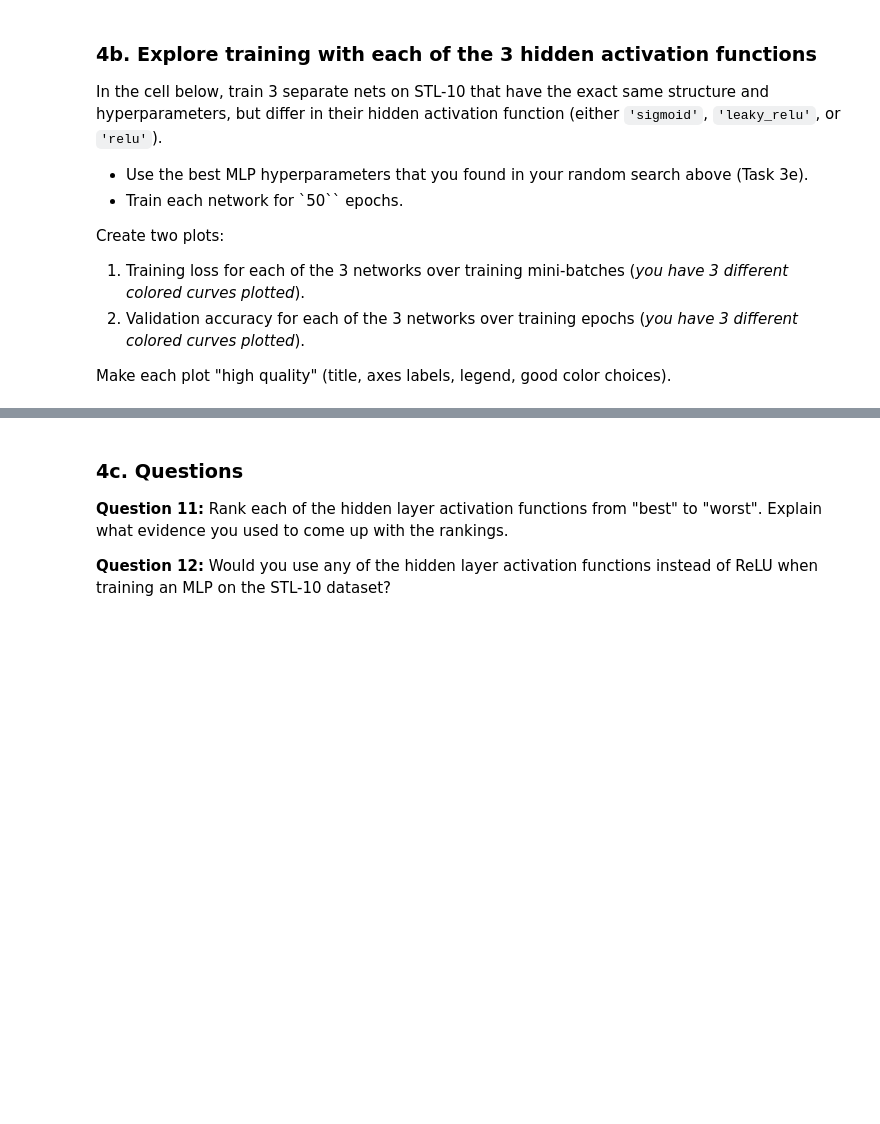
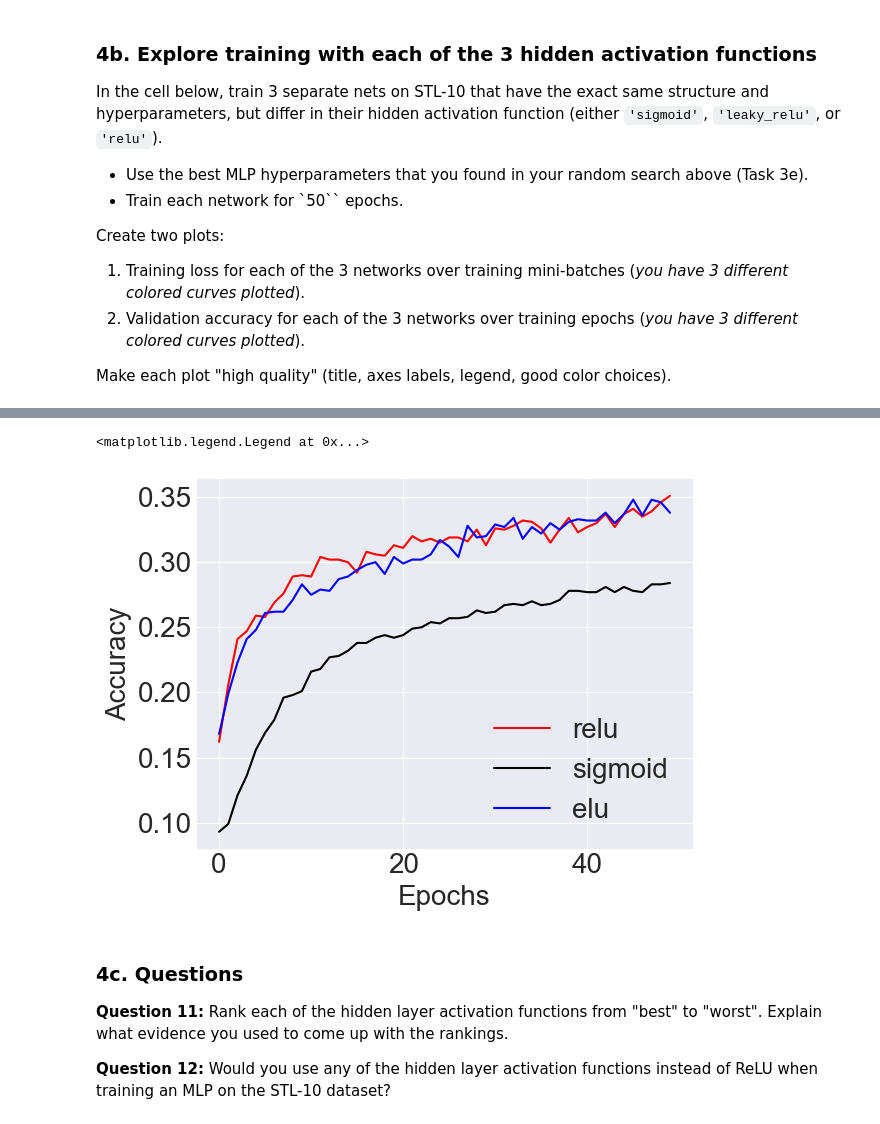
Before and after one commit to GhailanFadah/Neural-Networks, a Jupyter notebook: project 2/mlp.ipynb, the cells around one changed output, grey strips where cells are left out. Cells and saved outputs as stored; diff of their text form; code cells hidden in the pictures; blank space fills up the shorter version.

```diff
--- a/project 2/mlp.ipynb
+++ b/project 2/mlp.ipynb
@@ -939,3 +942,13 @@ plt.plot()
+# %%
+plt.plot(np.arange(0,50, 1), val_stl_acc_relu, color='red', label='relu')
+plt.plot(np.arange(0,50, 1), val_stl_acc_sig, color='black', label='sigmoid')
+plt.plot(np.arange(0,50, 1), val_stl_acc_elu, color='blue', label='elu')
+plt.xlabel("Epochs")
+plt.ylabel("Accuracy")
+plt.legend()
+# %% [output]
+<matplotlib.legend.Legend at 0x...>
+[figure, added]
 # %% [markdown]
 ### 4c. Questions
 
```
Also changed, not shown: parts of 5 cells of this notebook.
